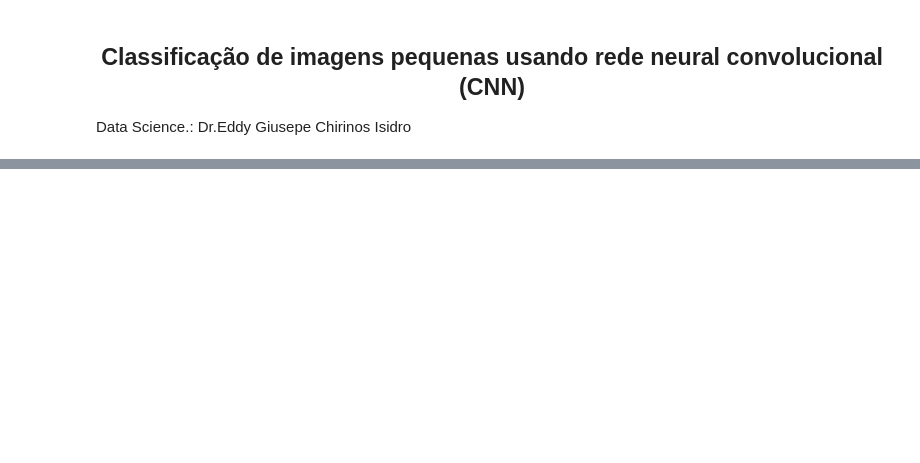
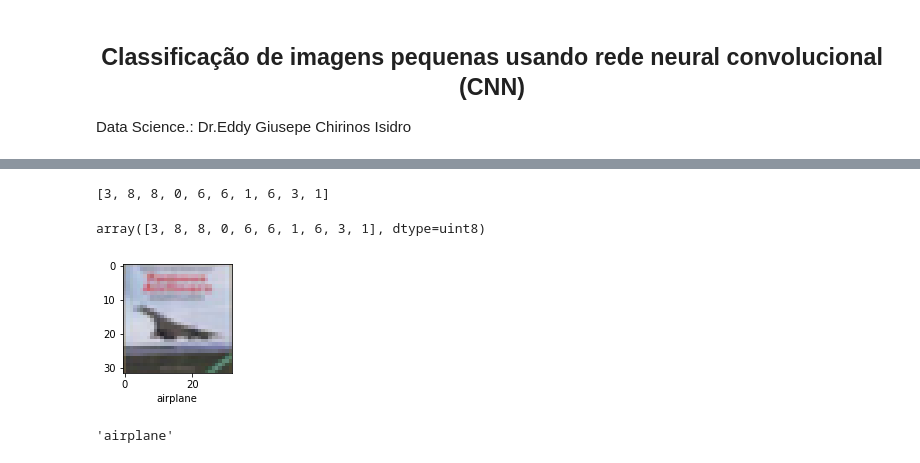
Before and after one commit to EddyGiusepe/Understanding_Convolutional_Neural_Networks_CNN, a Jupyter notebook: Small_Image_Classification_Using_CNN_cifar10.ipynb, the cells around one changed output, grey strips where cells are left out. Saved outputs shown, nothing was run; the diff lists cells and outputs as text; code cells hidden in the pictures; blank space fills up the shorter version.

```diff
--- a/Small_Image_Classification_Using_CNN_cifar10.ipynb
+++ b/Small_Image_Classification_Using_CNN_cifar10.ipynb
@@ -26,0 +237,18 @@ X_test.shape
+# %%
+y_classes = [np.argmax(element) for element in y_pred]
+y_classes[:10]
+# %% [output]
+[3, 8, 8, 0, 6, 6, 1, 6, 3, 1]
+# %%
+y_test[:10]
+# %% [output]
+array([3, 8, 8, 0, 6, 6, 1, 6, 3, 1], dtype=uint8)
+# %%
+plot_sample(X_test, y_test,3)
+# %% [output]
+[figure, added]
+# %%
+
+classes[y_classes[3]]
+# %% [output]
+'airplane'
```
Also changed, not shown: parts of 32 cells of this notebook.
